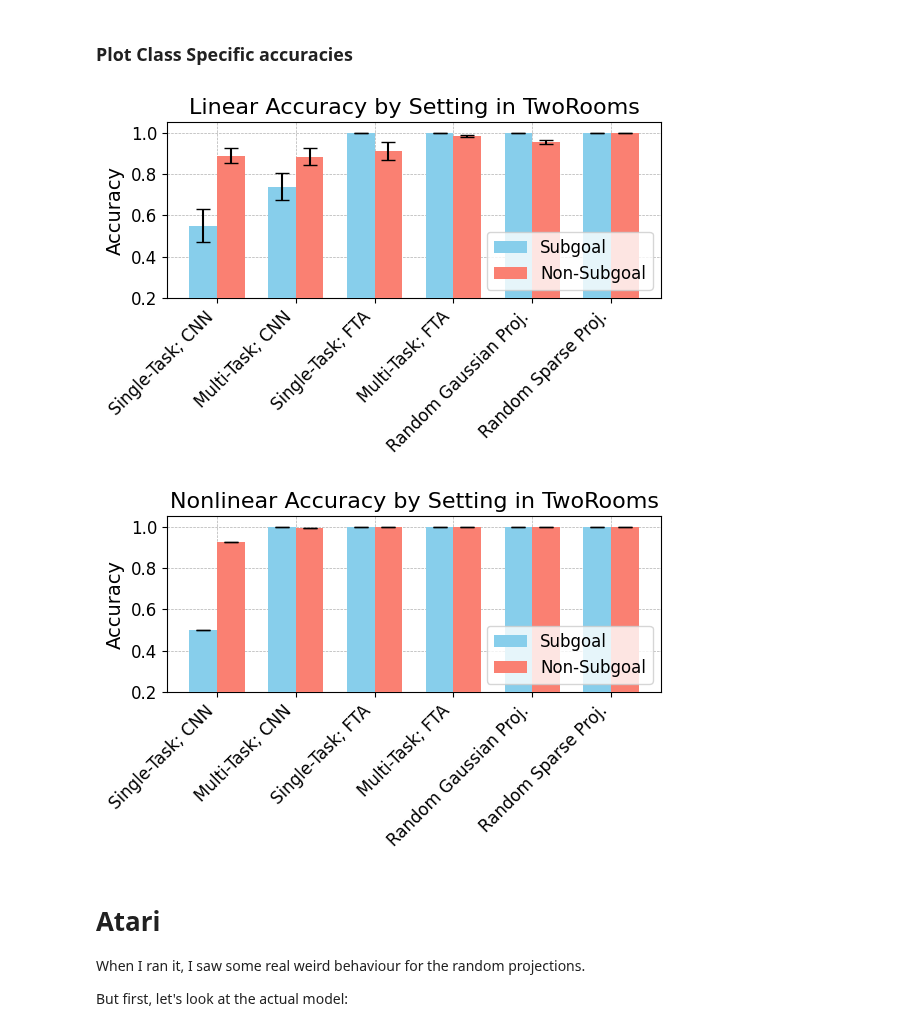
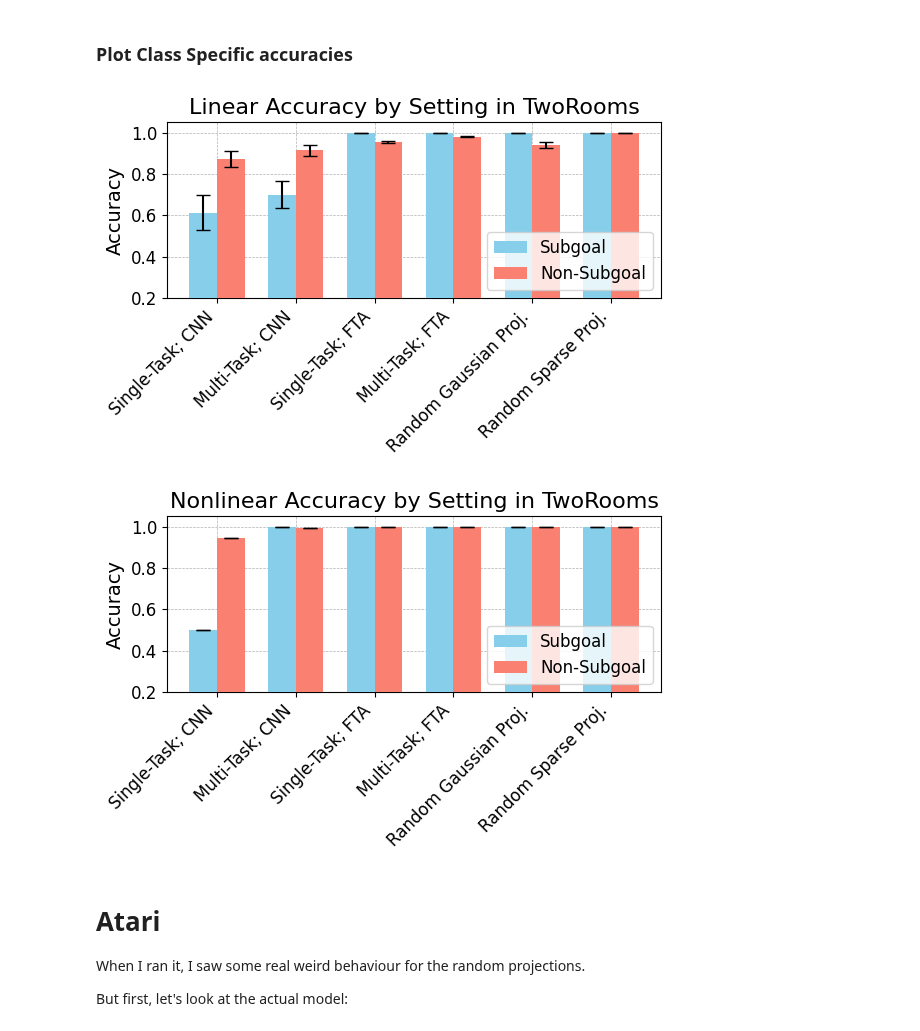
Before and after one commit to kevroi/discovery, a Jupyter notebook: discovery/class_analysis/load_results.ipynb, the cells around one changed output. Saved outputs shown, nothing was run; the diff lists cells and outputs as text; code cells hidden in the pictures.

Commit message:
Major refactor of classif. analysis; minigrid reproduced.
Still testing if we are going to reproduce seaquest results.

```diff
--- a/discovery/class_analysis/load_results.ipynb
+++ b/discovery/class_analysis/load_results.ipynb
@@ -2,7 +2,7 @@
 # Load classification Results
 # %%
 import pickle
-from discovery.class_analysis import run
+from discovery.class_analysis import run_lib
 from discovery.class_analysis import datatypes
 import numpy as np
 from importlib import reload
@@ -13,7 +13,7 @@ import os
 import dataclasses
 import matplotlib.pyplot as plt
 
-run = reload(run)
+run_lib = reload(run_lib)
 filesys = reload(filesys)
 datatypes = reload(datatypes)
 
@@ -40,10 +40,11 @@ def store_df_as_csv(path_to_res_file, df):
 # %%
 filesys.set_directory_in_project()
 TWO_ROOMS_PATH = "discovery/class_analysis/two_rooms_RESULTS.pkl"
+TWO_ROOMS_PATH = "discovery/class_analysis/two_rooms_RESULTS_TEST.pkl"
 # TWO_ROOMS_PATH = "discovery/class_analysis/two_rooms_RESULTS_old.pkl"
 # TWO_ROOMS_PATH = "discovery/class_analysis/two_rooms_RESULTS_less_old.pkl"
 
-two_rooms_results = run.load_existing_results(TWO_ROOMS_PATH)
+two_rooms_results = run_lib.load_existing_results(TWO_ROOMS_PATH)
 for setting, data in two_rooms_results.items():
     print("setting:", setting)
     print("  num_runs: ", data.num_runs)
@@ -244,37 +245,37 @@ def create_bar_plot(
 
 #     ax.set_xlabel('Model Type')
     ax.set_ylabel(ylabel)
     ax.set_title(title)
     ax.set_xticks(index + bar_width / 2)
     ax.set_xticklabels(df_two_rooms_clean['label'], rotation=45, ha='right')
     ax.set_ylim(0.2, 1.05)
     ax.grid(True, which='both', linestyle='--', linewidth=0.5, zorder=0)
     ax.legend(loc='lower right')
 
     plt.tight_layout()
     if savepath:
        plt.savefig(savepath)
     plt.show()
 
 # Plotting for linear accuracy
 create_bar_plot(
     'lin_sg_acc_mean', 'lin_sg_acc_std_err',
     'lin_non_sg_acc_mean', 'lin_non_sg_acc_std_err',
     'Accuracy',
     'Linear Accuracy by Setting in TwoRooms',
-    savepath='plots/classifier_res/minigrid_linear_train.png')
+    savepath='plots/classifier_res/minigrid_linear_train2.png')
 
 
 # Plotting for nonlinear accuracy
 create_bar_plot(
     'nonlin_sg_acc_mean', 'nonlin_sg_acc_std_err',
     'nonlin_non_sg_acc_mean', 'nonlin_non_sg_acc_std_err',
     'Accuracy',
     'Nonlinear Accuracy by Setting in TwoRooms',
-    savepath='plots/classifier_res/minigrid_nonlinear_train.png')
+    savepath='plots/classifier_res/minigrid_nonlinear_train2.png')
 # %% [output]
-[figure, old version]
+[figure, new version]
-[figure, old version]
+[figure, new version]
 # %% [markdown]
 # Atari
 
```
Also changed, not shown: parts of 11 cells of this notebook, 7 other files.
